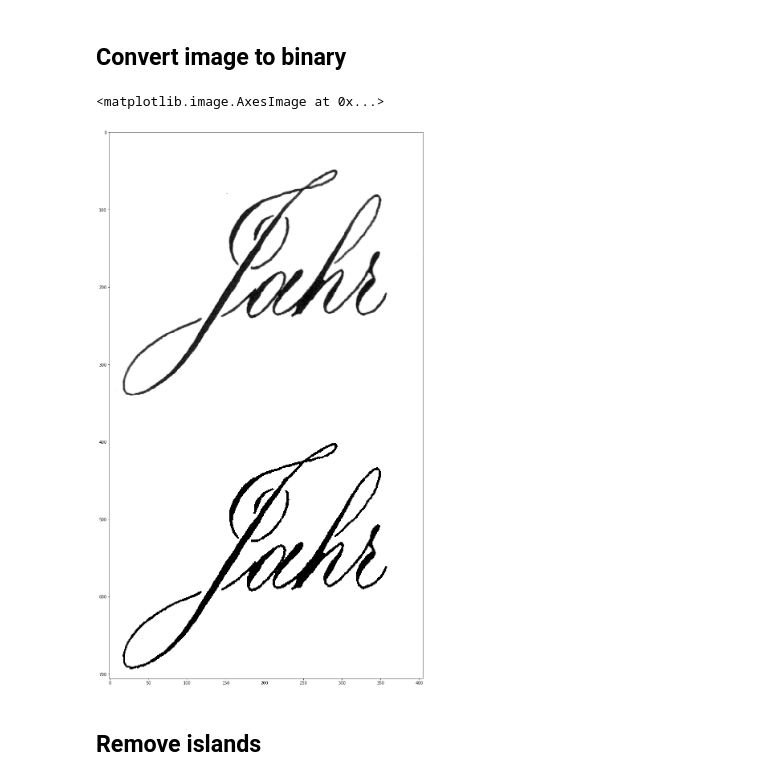
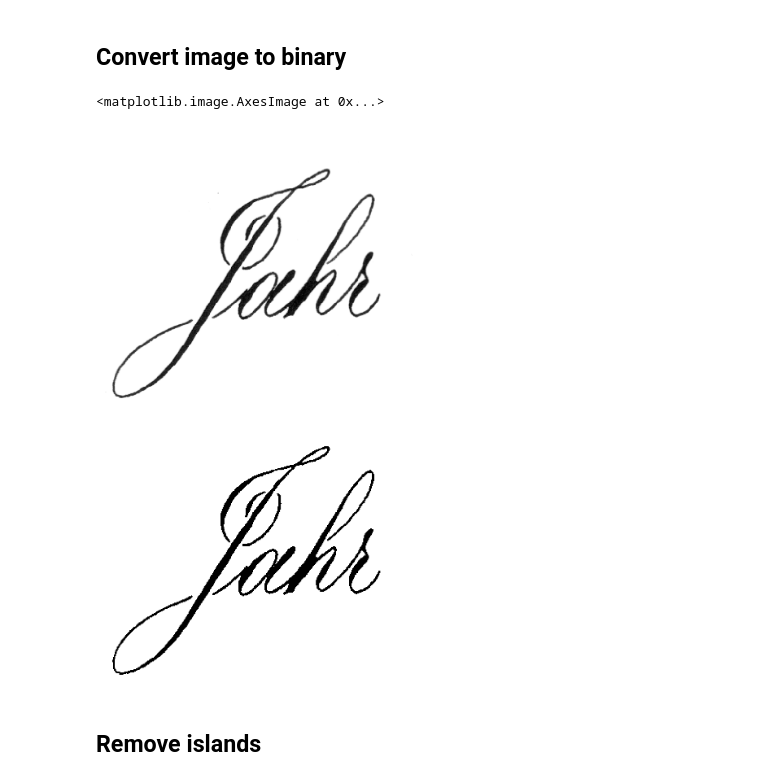
Before and after one commit to wechtits19/calligraphy-vectorization, a Jupyter notebook: improved_vectorization_pipeline.ipynb, the cells around one changed output. Saved outputs shown, nothing was run; the diff lists cells and outputs as text; code cells hidden in the pictures.

```diff
--- a/improved_vectorization_pipeline.ipynb
+++ b/improved_vectorization_pipeline.ipynb
@@ -1,12 +1,13 @@
 # %%
 # Set filenames & co to quickly change file
 file = 'jahr_300dpi'
-filename_scan = f'test-files/{file}.png'
-filename_svg = f'test-files/improved_{file}.svg'
+folder = 'test-files'
+filename_scan = f'{folder}/{file}.png'
+filename_svg = f'{folder}/improved_{file}.svg'
 
 # Either use multiprocessing (gain speed but loose the plot) or not
 use_multiprocessing = True
-filename_result_figure = f'test-files/out_{file}.png'
+filename_result_figure = f'{folder}/out_{file}.png'
 # %% [markdown]
 ## Import image
 # %%
@@ -22,22 +23,42 @@ imshow(image_scan)
 # %%
 import numpy as np
 from skimage.filters import threshold_otsu
 import matplotlib.pyplot as plt
 
 # Set display size of all plt plots
 plt.rcParams['figure.figsize'] = (25, 25)
 
+
+# Hide axes
+def hide_or_show_axes(show_axes):
+    rc = {"axes.spines.left": show_axes,
+          "axes.spines.right": show_axes,
+          "axes.spines.bottom": show_axes,
+          "axes.spines.top": show_axes,
+          "xtick.bottom": show_axes,
+          "xtick.labelbottom": show_axes,
+          "ytick.labelleft": show_axes,
+          "ytick.left": show_axes}
+    plt.rcParams.update(rc)
+
+
+hide_or_show_axes(False)
+
 # Use Otsu's thresholding method to determine the threshold
 threshold = threshold_otsu(image_scan)
 
 # Create binary image
 image_binary = image_scan > threshold
 
 # Show the grayscale and binary image
-plt.imshow(np.vstack((image_scan, image_binary)), cmap='gray', interpolation='nearest')
+plt.imshow(np.vstack((image_scan, image_binary)), cmap='gray',
+           interpolation='nearest')
+
+# from skimage.io import imsave
+# imsave('comparison/ink_400.png', image_binary)
 # %% [output]
 <matplotlib.image.AxesImage at 0x...>
-[figure, old version]
+[figure, new version]
 # %% [markdown]
 ## Remove islands
 # %%
```
Also changed, not shown: parts of 13 cells of this notebook, 3 other files.
